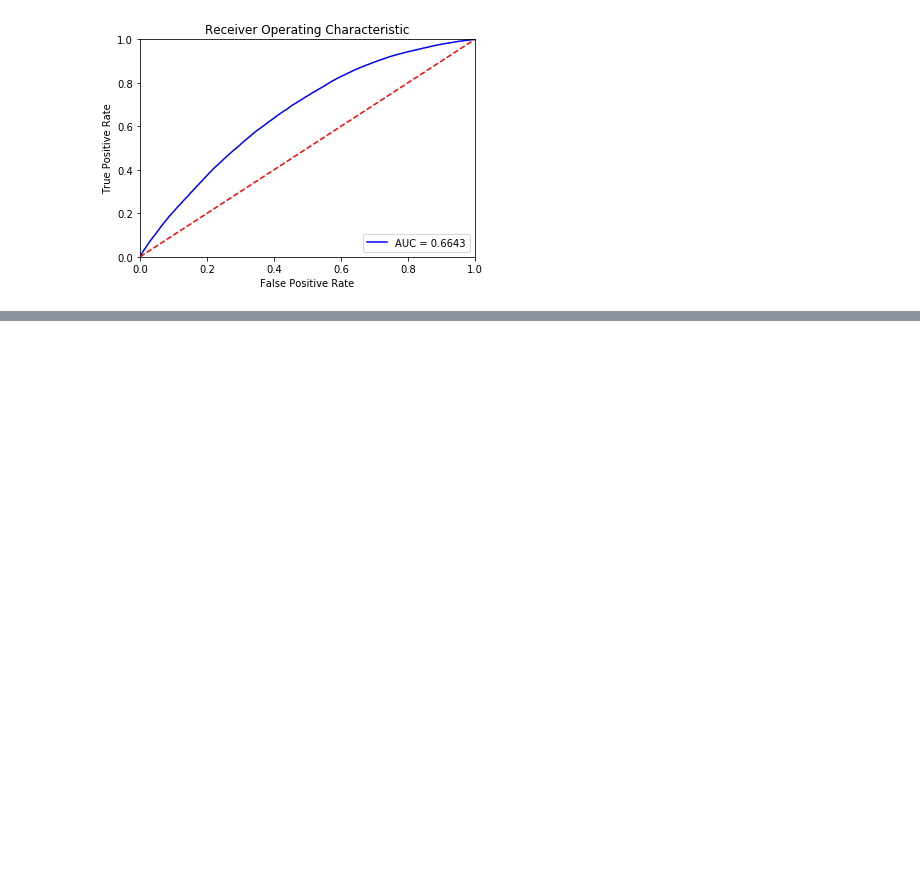
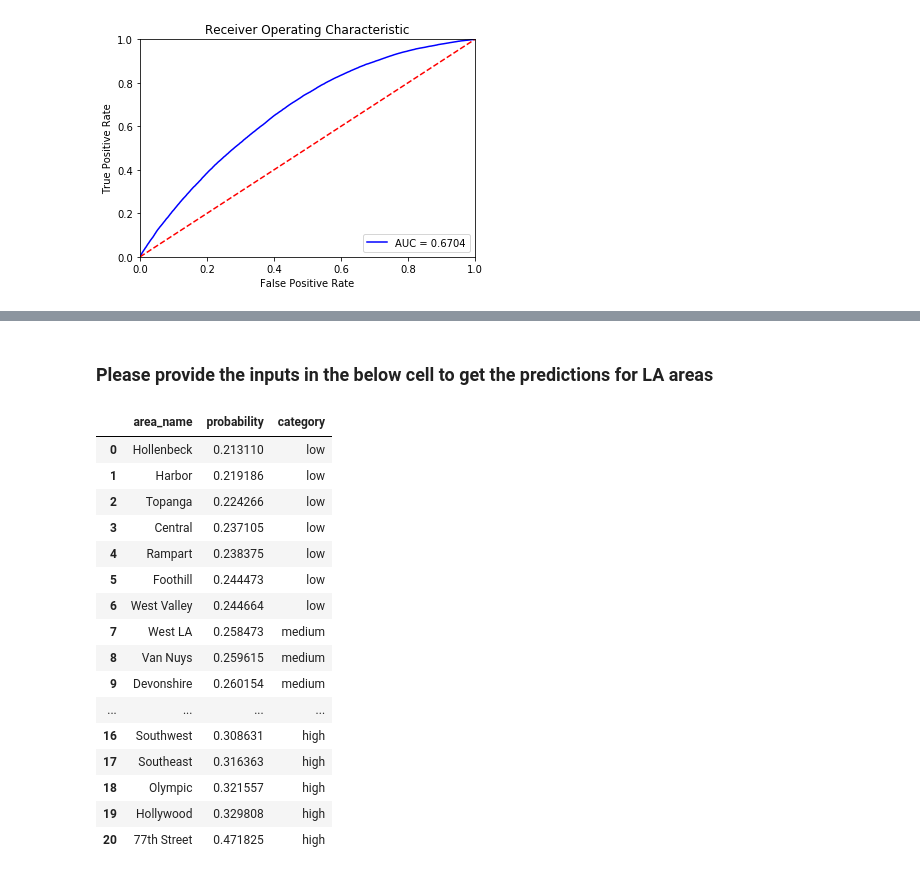
Before and after one commit to Safe-Routes-Finders/Data-Science, a Jupyter notebook: notebooks/saferoutes_model.ipynb, the cells around one changed output, grey strips where cells are left out. Drawn from its saved outputs; the diff is of its cells as text; code cells hidden in the pictures; blank space fills up the shorter version.

```diff
--- a/notebooks/saferoutes_model.ipynb
+++ b/notebooks/saferoutes_model.ipynb
@@ -177,8 +174,8 @@ X_train.head()
 # %%
 
 eval_set = [(X_train,y_train),(X_valid,y_valid)]
-model = LGBMClassifier(learning_rate=0.01,subsample= 1.0,
-                      n_estimators = 500,min_child_weight = 3,
-                       gamma =  1, colsample_bytree = 0.8)
+model = LGBMClassifier(learning_rate=0.05,subsample= 1.0,
+                      n_estimators = 1500,min_child_weight = 3,
+                       gamma =  2, colsample_bytree = 0.85, random_state=55)
 # %%
 model.fit(X_train,y_train,eval_set=eval_set,eval_metric='auc',
@@ -256,0 +264,4 @@ weighted avg       0.56      0.75      0.64    143157
+# %%
+predict_set = test_set[test_set.date_hour=='2019-10-11 23:00:00']
+# %% [markdown]
+###  Please provide the inputs in the below cell to get the predictions for LA areas
@@ -256,0 +273,27 @@ weighted avg       0.56      0.75      0.64    143157
+# %%
+#Creatin a dataframe to predict the crash categories of areas
+crash_probability = model.predict_proba(pipeline.transform(predict_set[features]))[:,1]
+predict_areas = predict_set['area_name'].values
+crash_areas = pd.DataFrame({'area_name':predict_areas,'probability':crash_probability}).sort_values('probability').reset_index(drop=True)
+crash_categories = ['low' for i in range(7)]+['medium' for i in range(7)]+ ['high' for i in range(7)]
+crash_areas['category']=crash_categories
+# %%
+crash_areas
+# %% [output]
+|  | area_name | probability | category |
+| 0 | Hollenbeck | 0.213110 | low |
+| 1 | Harbor | 0.219186 | low |
+| 2 | Topanga | 0.224266 | low |
+| 3 | Central | 0.237105 | low |
+| 4 | Rampart | 0.238375 | low |
+| 5 | Foothill | 0.244473 | low |
+| 6 | West Valley | 0.244664 | low |
+| 7 | West LA | 0.258473 | medium |
+| 8 | Van Nuys | 0.259615 | medium |
+| 9 | Devonshire | 0.260154 | medium |
+| ... | ... | ... | ... |
+| 16 | Southwest | 0.308631 | high |
+| 17 | Southeast | 0.316363 | high |
+| 18 | Olympic | 0.321557 | high |
+| 19 | Hollywood | 0.329808 | high |
+| 20 | 77th Street | 0.471825 | high |
```
Also changed, not shown: parts of 18 cells of this notebook.
